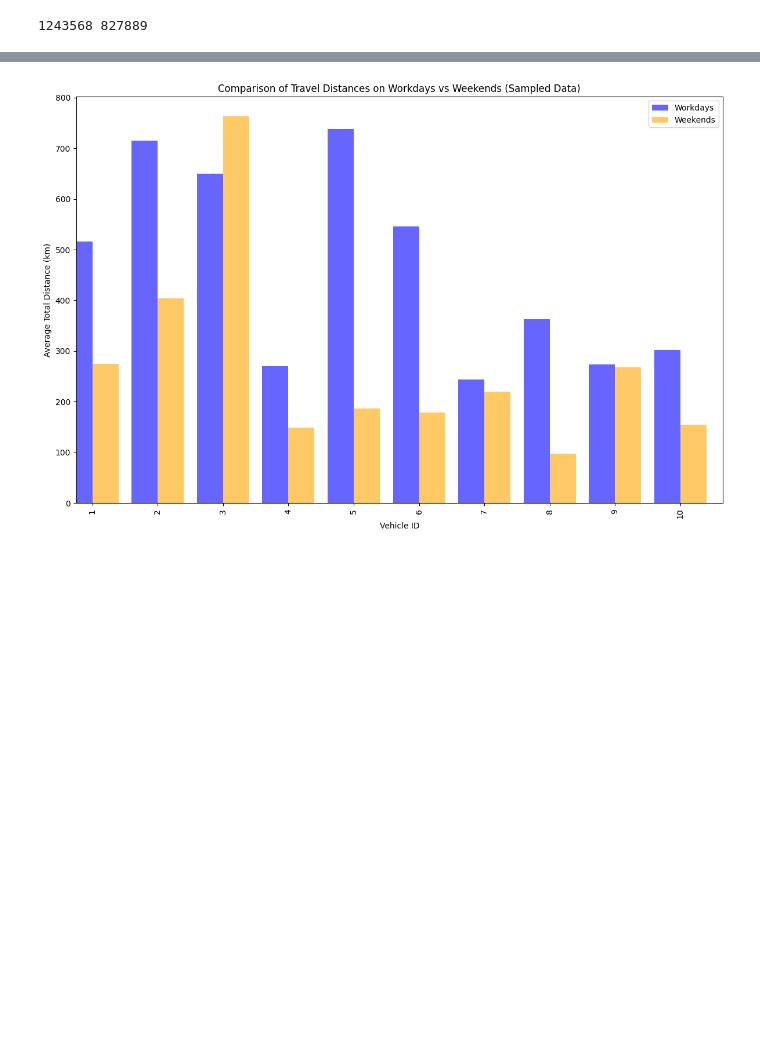
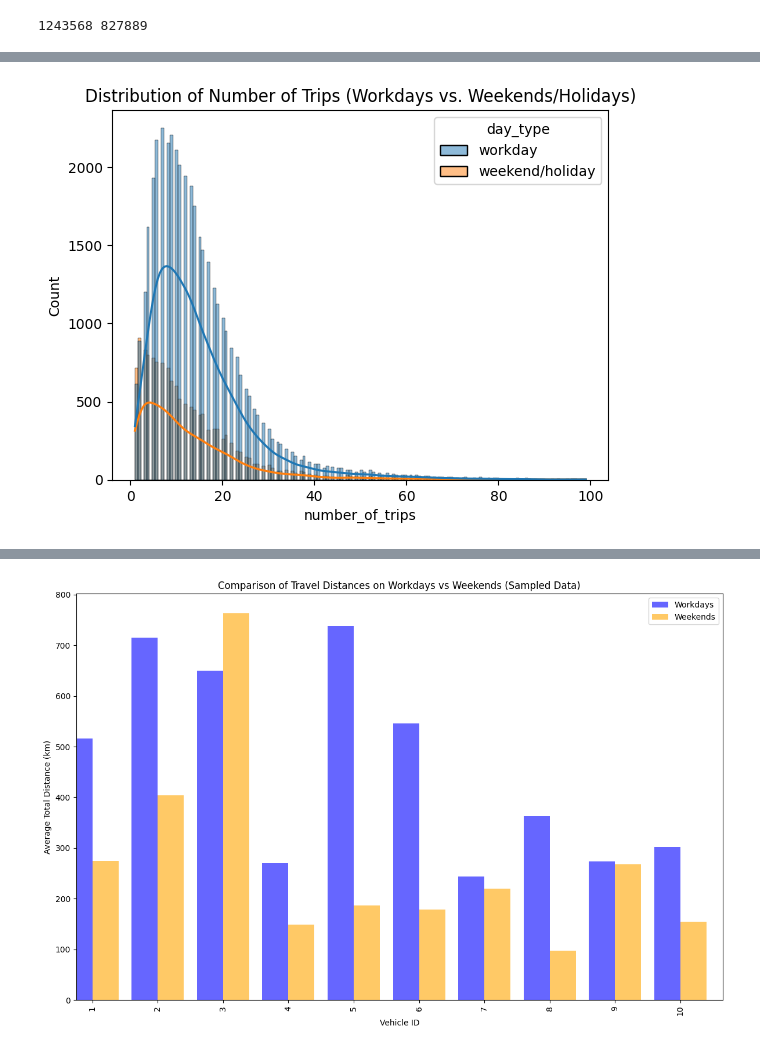
Before and after one commit to Mattiane/ICTforSmartMobilty_project, a Jupyter notebook: lab3/lab3_group18.ipynb, the cells around one changed output, grey strips where cells are left out. Saved outputs shown, nothing was run; the diff lists cells and outputs as text; code cells hidden in the pictures; blank space fills up the shorter version.

```diff
--- a/lab3/lab3_group18.ipynb
+++ b/lab3/lab3_group18.ipynb
@@ -118,7 +118,7 @@ import pandas as pd
 import numpy as np
 import matplotlib.pyplot as plt
 
-data = pd.read_csv("./Unipol_dataset_lab3.csv")
+data = pd.read_csv("Data/Unipol_dataset_lab3.csv")
 data = data[data["total_distance"] > 0.0]
 data = data[~((data["total_distance"] <0.1) & (data["road"] == "A"))]
 
@@ -146,13 +146,13 @@ aggregated = data.groupby(["vehicle_id", "date"]).agg(
 aggregated["utilization_percentage"] = aggregated["total_driving_time"] / (24 * 60) * 100  # Fraction of driving time in 24 hours
 
 aggregated["day_of_week"] = pd.to_datetime(aggregated["date"]).dt.dayofweek
-aggregated["is_weekend"] = aggregated["day_of_week"].isin([5, 6])
+aggregated['day_type'] = aggregated['day_of_week'].apply(lambda x: 'workday' if x < 5 else 'weekend/holiday')
 
-workday_stats = aggregated[~aggregated["is_weekend"]].describe()
-weekend_stats = aggregated[aggregated["is_weekend"]].describe()
+stats = aggregated.groupby(['vehicle_id', 'day_type']).agg({
+    'number_of_trips': ['mean', 'median', 'std'],
+    'total_travel_distance': ['mean', 'median', 'std'],
+    'utilization_percentage': ['mean', 'median', 'std']
+}).reset_index()
 
-print("Workday Statistics:")
-print(workday_stats)
-print("\nWeekend Statistics:")
-print(weekend_stats)
+stats.describe()
 # %% [output]
@@ -175,0 +169,8 @@ max           4375.050000              303.822917      6.000000
+# %%
+import seaborn as sns
+hist_data = aggregated[aggregated['number_of_trips'] < 100]
+sns.histplot(data=hist_data, x='number_of_trips', hue='day_type', kde=True)
+plt.title('Distribution of Number of Trips (Workdays vs. Weekends/Holidays)')
+plt.show()
+# %% [output]
+[figure, added]
```
Also changed, not shown: parts of 3 cells of this notebook.
